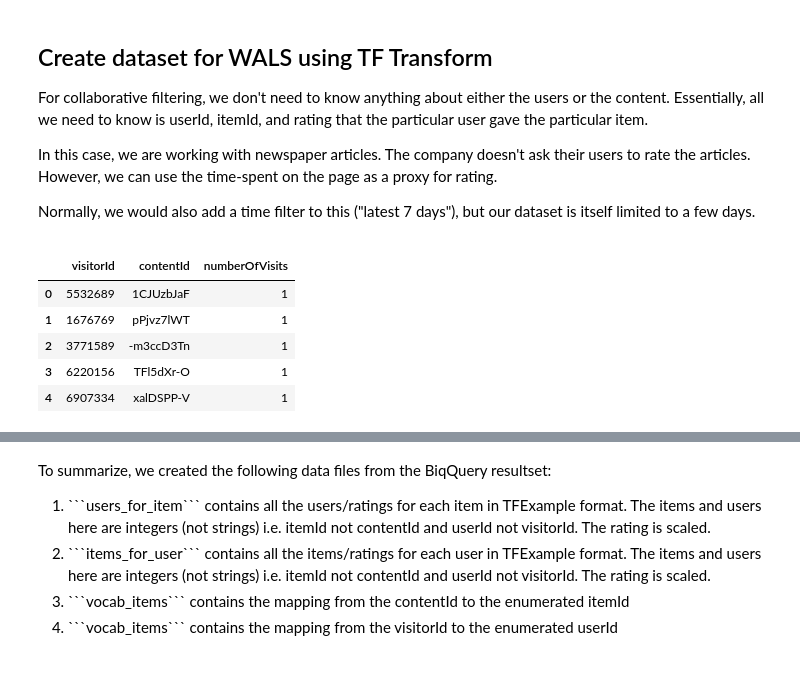
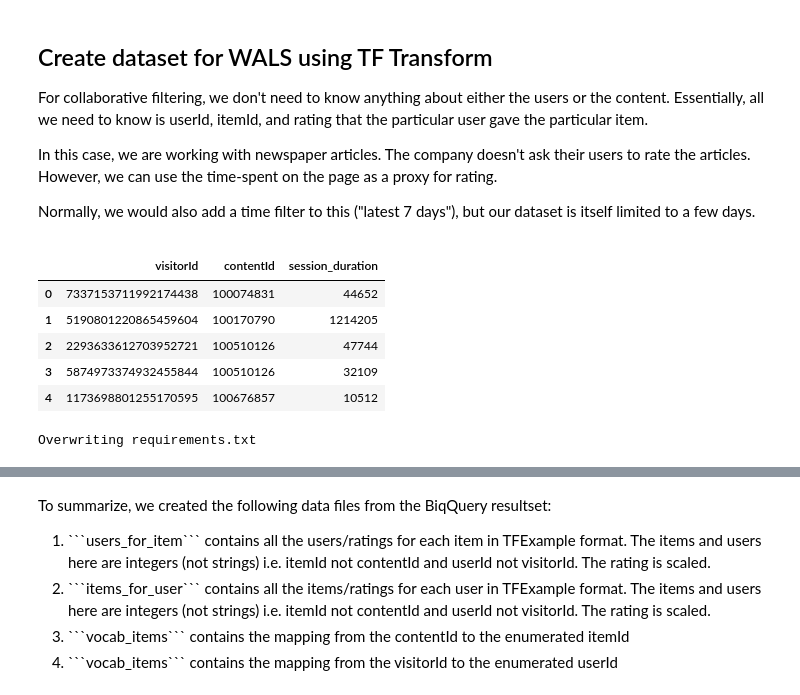
Before and after one commit to marianoogimenez/google-asl-project, a Jupyter notebook: recommendation-system/collaborative-filtering/wals_tft.ipynb, the cells around one changed output, grey strips where cells are left out. Cells and saved outputs as stored; diff of their text form; code cells hidden in the pictures.

```diff
--- a/recommendation-system/collaborative-filtering/wals_tft.ipynb
+++ b/recommendation-system/collaborative-filtering/wals_tft.ipynb
@@ -99,18 +144,17 @@ SELECT
 # %%
-#import google.datalab.bigquery as bq
-#df = bq.Query(query + " LIMIT 100").execute().result().to_dataframe()
-#df.head()
+import google.datalab.bigquery as bq
+df = bq.Query(query + " LIMIT 100").execute().result().to_dataframe()
+df.head()
+# %% [output]
+|  | visitorId | contentId | session_duration |
+| 0 | 7337153711992174438 | 100074831 | 44652 |
+| 1 | 5190801220865459604 | 100170790 | 1214205 |
+| 2 | 2293633612703952721 | 100510126 | 47744 |
+| 3 | 5874973374932455844 | 100510126 | 32109 |
+| 4 | 1173698801255170595 | 100676857 | 10512 |
-# %%
-from google.cloud import bigquery
-from google.colab import auth
-auth.authenticate_user()
-client = bigquery.Client(PROJECT)
-df = client.query(query + 'LIMIT 1000').to_dataframe() # TODO: SACAR LIMIT
-df.head()
-# %% [output]
-|  | visitorId | contentId | numberOfVisits |
-| 0 | 5532689 | 1CJUzbJaF | 1 |
-| 1 | 1676769 | pPjvz7lWT | 1 |
-| 2 | 3771589 | -m3ccD3Tn | 1 |
-| 3 | 6220156 | TFl5dXr-O | 1 |
-| 4 | 6907334 | xalDSPP-V | 1 |
+# %%
+%writefile requirements.txt
+tensorflow-transform==0.8.0
+pip==9.0.3
+# %% [output]
+Overwriting requirements.txt
```
Also changed, not shown: parts of 15 cells of this notebook, 7 other files.
